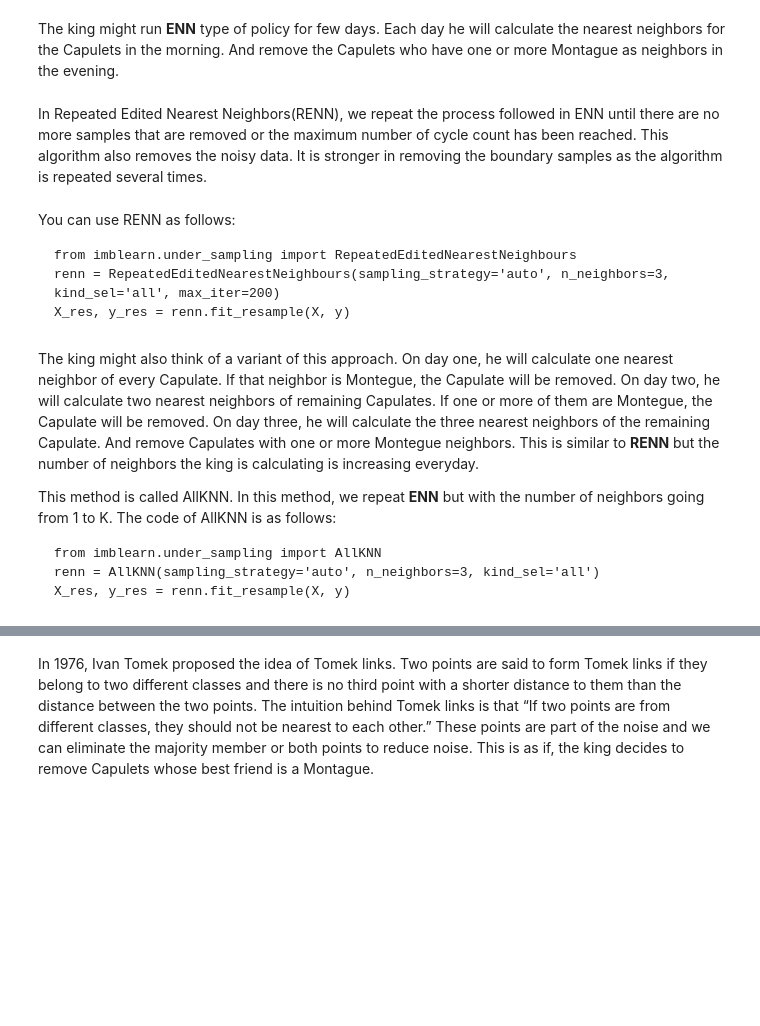
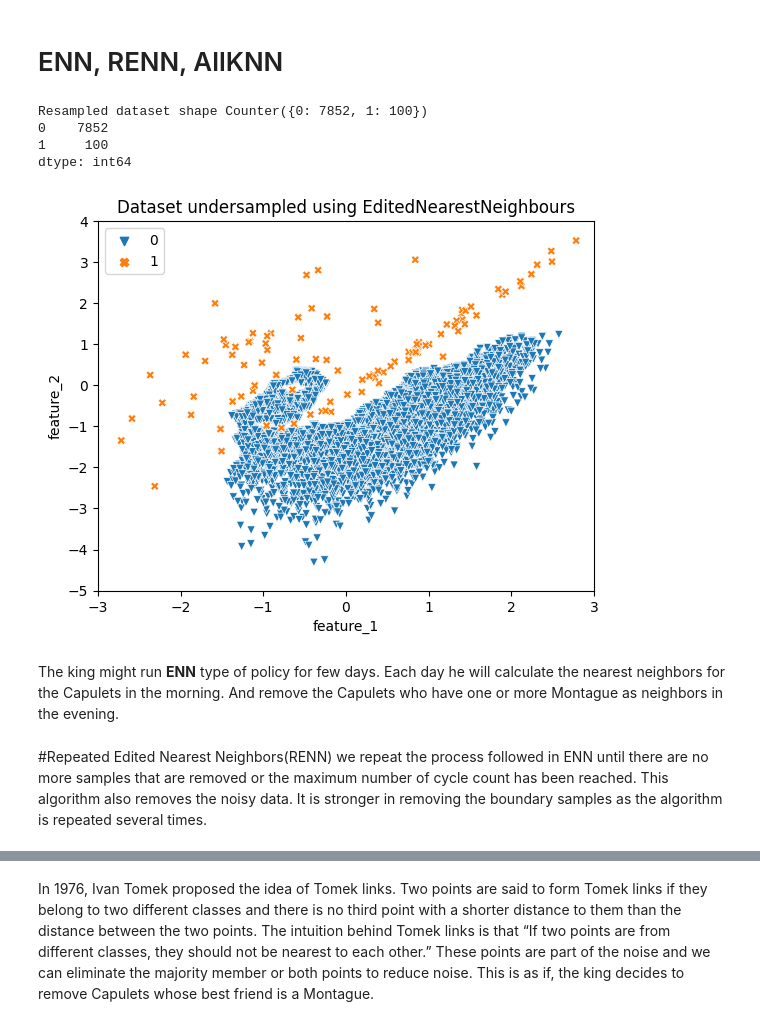
Before and after one commit to PacktPublishing/Machine-Learning-for-Imbalanced-Data, a Jupyter notebook: chapter03/chapter03.ipynb, the cells around one changed output, grey strips where cells are left out. Drawn from its saved outputs; the diff is of its cells as text; code cells hidden in the pictures; blank space fills up the shorter version.

````diff
--- a/chapter03/chapter03.ipynb
+++ b/chapter03/chapter03.ipynb
@@ -110,20 +83,21 @@ X_res, y_res = enn.fit_resample(X, y)
+# %% [markdown]
+# ENN, RENN, AllKNN
+# %%
+from imblearn.under_sampling import EditedNearestNeighbours
+
+enn = EditedNearestNeighbours(sampling_strategy="auto", n_neighbors=200, kind_sel="all")
+X_res, y_res = enn.fit_resample(X, y)
+print("Resampled dataset shape %s" % Counter(y_res))
+
+plot_dataset(X_res, y_res, "Dataset undersampled using EditedNearestNeighbours")
+# %% [output]
+Resampled dataset shape Counter({0: 7852, 1: 100})
+0    7852
+1     100
+dtype: int64
+[figure, added]
 # %% [markdown]
 The king might run **ENN** type of policy for few days. Each day he will calculate the nearest neighbors for the Capulets in the morning. And remove the Capulets who have one or more Montague as neighbors in the evening.
 # %% [markdown]
-In Repeated Edited Nearest Neighbors(RENN), we repeat the process followed in ENN until there are no more samples that are removed or the maximum number of cycle count has been reached. This algorithm also removes the noisy data. It is stronger in removing the boundary samples as the algorithm is repeated several times.
+#Repeated Edited Nearest Neighbors(RENN)
+we repeat the process followed in ENN until there are no more samples that are removed or the maximum number of cycle count has been reached. This algorithm also removes the noisy data. It is stronger in removing the boundary samples as the algorithm is repeated several times.
-# %% [markdown]
-You can use RENN as follows:
-```
-from imblearn.under_sampling import RepeatedEditedNearestNeighbours
-renn = RepeatedEditedNearestNeighbours(sampling_strategy='auto', n_neighbors=3, kind_sel='all', max_iter=200)
-X_res, y_res = renn.fit_resample(X, y)
-```
-# %% [markdown]
-The king might also think of a variant of this approach. On day one, he will calculate one nearest neighbor of every Capulate. If that neighbor is Montegue, the Capulate will be removed. On day two, he will calculate two nearest neighbors of remaining Capulates. If one or more of them are Montegue, the Capulate will be removed. On day three, he will calculate the three nearest neighbors of the remaining Capulate. And remove Capulates with one or more Montegue neighbors. This is similar to **RENN** but the number of neighbors the king is calculating is increasing everyday.
-
-This method is called AllKNN. In this method, we repeat **ENN** but with the number of neighbors going from 1 to K. The code of AllKNN is as follows:
-```
-from imblearn.under_sampling import AllKNN
-renn = AllKNN(sampling_strategy='auto', n_neighbors=3, kind_sel='all')
-X_res, y_res = renn.fit_resample(X, y)
-```
````
Also changed, not shown: parts of 67 cells of this notebook.
